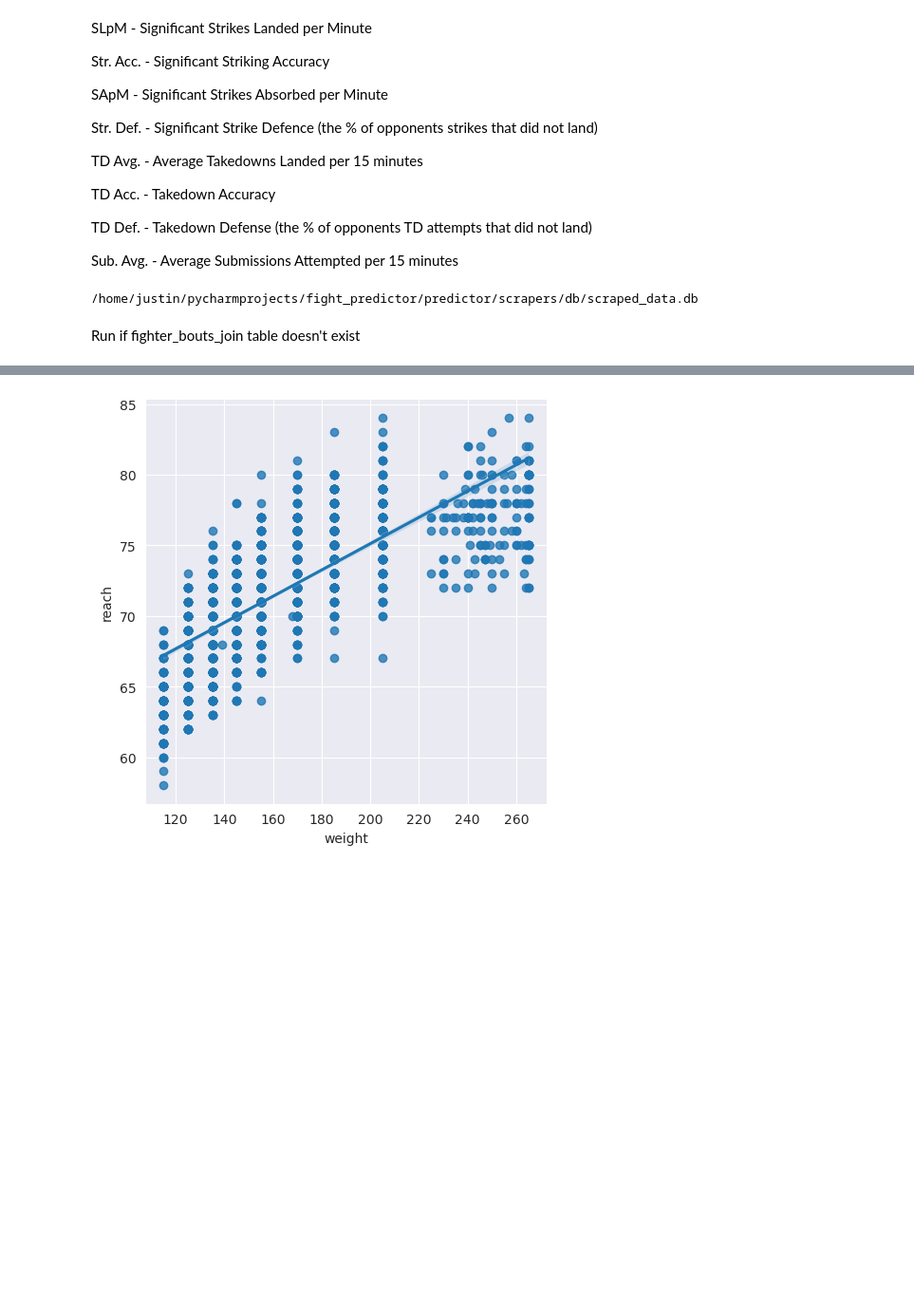
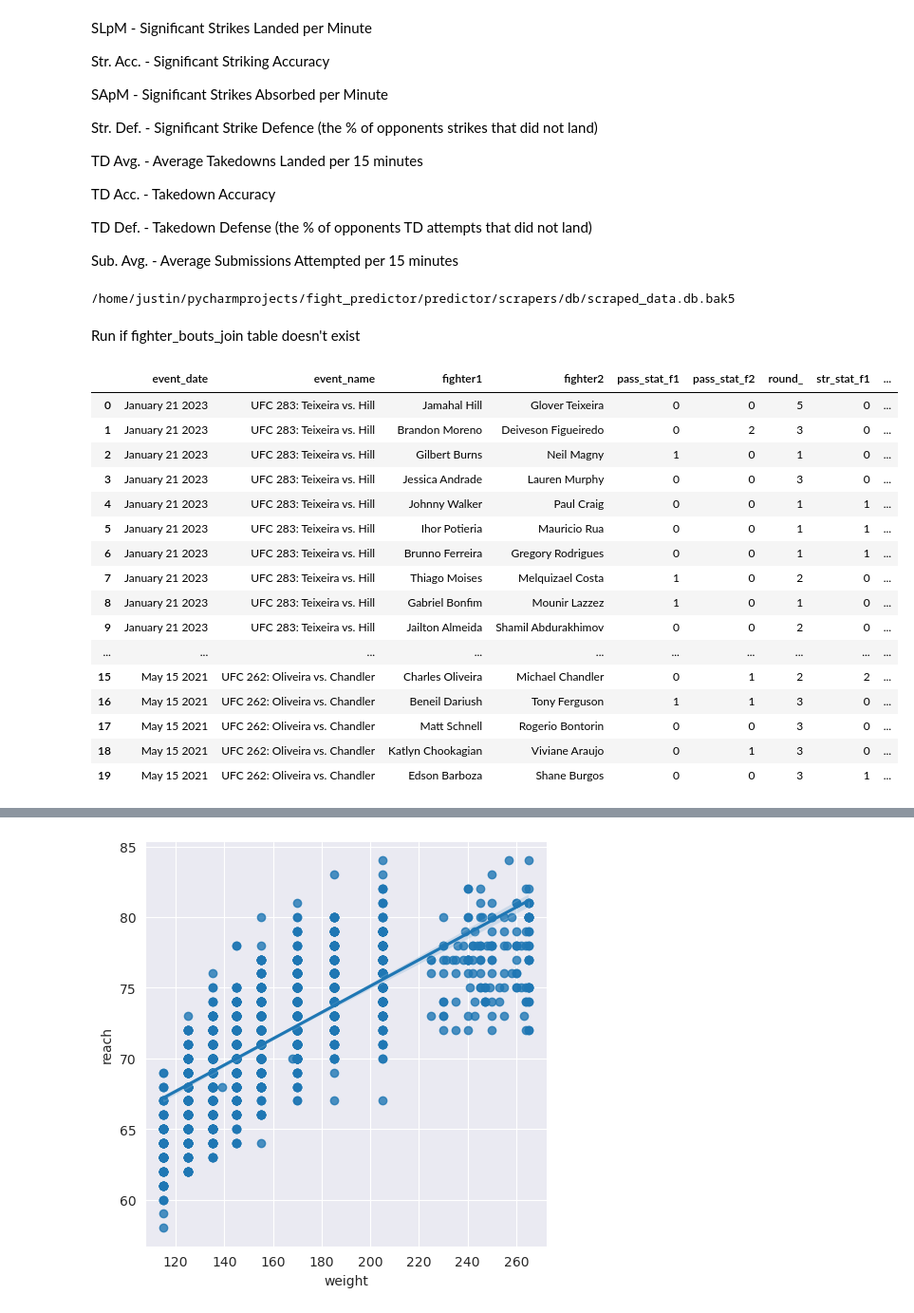
Before and after one commit to shere-khan/fight_predictor, a Jupyter notebook: predictor/Notebooks/Untitled.ipynb, the cells around one changed output, grey strips where cells are left out. Shown at 95% size. Saved outputs shown, nothing was run; the diff lists cells and outputs as text; code cells hidden in the pictures; blank space fills up the shorter version.

```diff
--- a/predictor/Notebooks/Untitled.ipynb
+++ b/predictor/Notebooks/Untitled.ipynb
@@ -40,11 +40,12 @@ data_dir = project_root / "predictor" / "Data" / "Scraped_Data"
 scrapers_dir = project_root / "predictor" / "scrapers"
 # fighters = pd.read_csv(data_dir / "scraped_fighters.csv")
 # %%
-dbpath = scrapers_dir  / 'db' / 'scraped_data.db'
+# dbpath = scrapers_dir / 'db' / 'scraped_data.db'
+dbpath = scrapers_dir  / 'db' / 'scraped_data.db.bak5'
 print(dbpath)
 # /home/justin/pycharmprojects/fight_predictor/predictor/scrapers/db/scraped_data.db
 # %% [output]
-/home/justin/pycharmprojects/fight_predictor/predictor/scrapers/db/scraped_data.db
+/home/justin/pycharmprojects/fight_predictor/predictor/scrapers/db/scraped_data.db.bak5
 # %%
 cnx = sqlite3.connect(dbpath)
 # %% [markdown]
@@ -65,0 +66,20 @@ fbdf = pd.read_sql_query("SELECT * FROM fighter_bouts_joined", cnx)
+# %%
+bdf.head(20)
+# %% [output]
+|  | event_date | event_name | fighter1 | fighter2 | pass_stat_f1 | pass_stat_f2 | round_ | str_stat_f1 | ... |
+| 0 | January 21 2023 | UFC 283: Teixeira vs. Hill | Jamahal Hill | Glover Teixeira | 0 | 0 | 5 | 0 | ... |
+| 1 | January 21 2023 | UFC 283: Teixeira vs. Hill | Brandon Moreno | Deiveson Figueiredo | 0 | 2 | 3 | 0 | ... |
+| 2 | January 21 2023 | UFC 283: Teixeira vs. Hill | Gilbert Burns | Neil Magny | 1 | 0 | 1 | 0 | ... |
+| 3 | January 21 2023 | UFC 283: Teixeira vs. Hill | Jessica Andrade | Lauren Murphy | 0 | 0 | 3 | 0 | ... |
+| 4 | January 21 2023 | UFC 283: Teixeira vs. Hill | Johnny Walker | Paul Craig | 0 | 0 | 1 | 1 | ... |
+| 5 | January 21 2023 | UFC 283: Teixeira vs. Hill | Ihor Potieria | Mauricio Rua | 0 | 0 | 1 | 1 | ... |
+| 6 | January 21 2023 | UFC 283: Teixeira vs. Hill | Brunno Ferreira | Gregory Rodrigues | 0 | 0 | 1 | 1 | ... |
+| 7 | January 21 2023 | UFC 283: Teixeira vs. Hill | Thiago Moises | Melquizael Costa | 1 | 0 | 2 | 0 | ... |
+| 8 | January 21 2023 | UFC 283: Teixeira vs. Hill | Gabriel Bonfim | Mounir Lazzez | 1 | 0 | 1 | 0 | ... |
+| 9 | January 21 2023 | UFC 283: Teixeira vs. Hill | Jailton Almeida | Shamil Abdurakhimov | 0 | 0 | 2 | 0 | ... |
+| ... | ... | ... | ... | ... | ... | ... | ... | ... | ... |
+| 15 | May 15 2021 | UFC 262: Oliveira vs. Chandler | Charles Oliveira | Michael Chandler | 0 | 1 | 2 | 2 | ... |
+| 16 | May 15 2021 | UFC 262: Oliveira vs. Chandler | Beneil Dariush | Tony Ferguson | 1 | 1 | 3 | 0 | ... |
+| 17 | May 15 2021 | UFC 262: Oliveira vs. Chandler | Matt Schnell | Rogerio Bontorin | 0 | 0 | 3 | 0 | ... |
+| 18 | May 15 2021 | UFC 262: Oliveira vs. Chandler | Katlyn Chookagian | Viviane Araujo | 0 | 1 | 3 | 0 | ... |
+| 19 | May 15 2021 | UFC 262: Oliveira vs. Chandler | Edson Barboza | Shane Burgos | 0 | 0 | 3 | 1 | ... |
```
Also changed, not shown: parts of 20 cells of this notebook, 4 other files.
